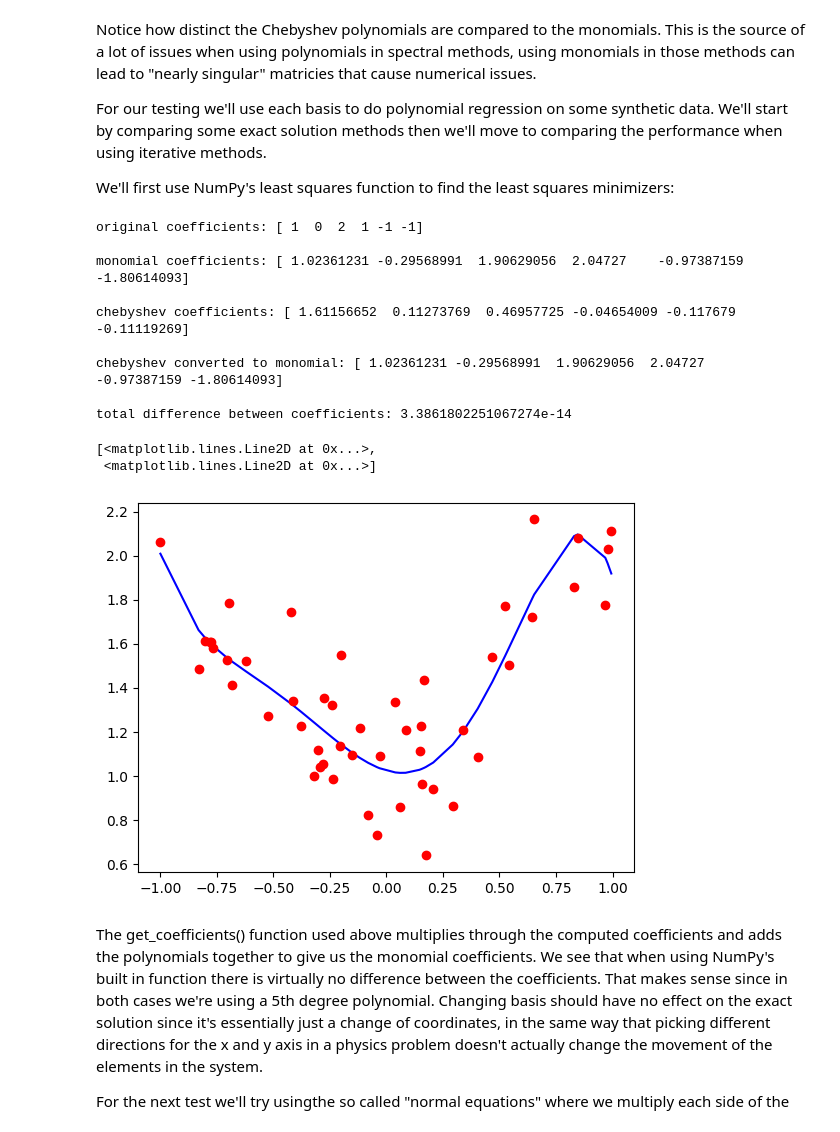
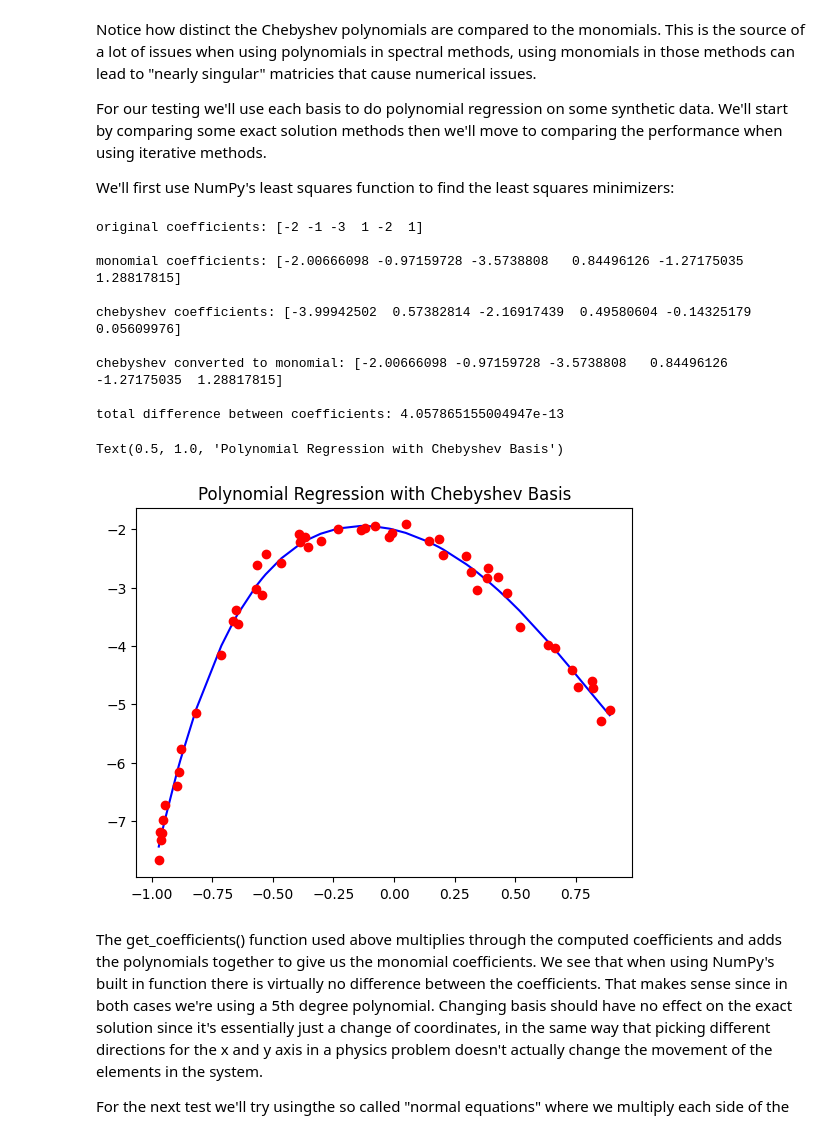
Before and after one commit to danielennis521/Fancy-Curve-Fitting, a Jupyter notebook: regression studies/regression_and_orthogonal_polynomials.ipynb, the cells around one changed output. Cells and saved outputs as stored; diff of their text form; code cells hidden in the pictures.

```diff
--- a/regression studies/regression_and_orthogonal_polynomials.ipynb
+++ b/regression studies/regression_and_orthogonal_polynomials.ipynb
@@ -32,35 +32,35 @@ We'll first use NumPy's least squares function to find the least squares minimiz
 # %%
 x = np.sort(np.random.uniform(-1, 1, 50))
 a = np.random.randint(-3, 3, 6)
 y = p.polyval(x, a) + np.random.normal(0, 1, 50)*0.2
 
 model = pr.PolyLeastSquares(5)
 model.fit(x, y)
 c1 = model.get_coefficients()
 
 model.basis = 'chebyshev'
 model.fit(x, y)
 c2 = model.get_coefficients()
 
 print('original coefficients:', a)
 print('\nmonomial coefficients:', c1)
 print('\nchebyshev coefficients:', model.c)
 print('\nchebyshev converted to monomial:', c2)
 print('\ntotal difference between coefficients:',np.sum(np.abs(c1 - c2)))
 plt.plot(x, model.predict(x), 'b', x, y, 'ro')
+plt.title('Polynomial Regression with Chebyshev Basis')
 # %% [output]
-original coefficients: [ 1  0  2  1 -1 -1]
+original coefficients: [-2 -1 -3  1 -2  1]
 
-monomial coefficients: [ 1.02361231 -0.29568991  1.90629056  2.04727    -0.97387159 -1.80614093]
+monomial coefficients: [-2.00666098 -0.97159728 -3.5738808   0.84496126 -1.27175035  1.28817815]
 
-chebyshev coefficients: [ 1.61156652  0.11273769  0.46957725 -0.04654009 -0.117679   -0.11119269]
+chebyshev coefficients: [-3.99942502  0.57382814 -2.16917439  0.49580604 -0.14325179  0.05609976]
 
-chebyshev converted to monomial: [ 1.02361231 -0.29568991  1.90629056  2.04727    -0.97387159 -1.80614093]
+chebyshev converted to monomial: [-2.00666098 -0.97159728 -3.5738808   0.84496126 -1.27175035  1.28817815]
 
-total difference between coefficients: 3.3861802251067274e-14
+total difference between coefficients: 4.057865155004947e-13
-[<matplotlib.lines.Line2D at 0x...>,
- <matplotlib.lines.Line2D at 0x...>]
+Text(0.5, 1.0, 'Polynomial Regression with Chebyshev Basis')
-[figure, old version]
+[figure, new version]
 # %% [markdown]
 The get_coefficients() function used above multiplies through the computed coefficients and adds the polynomials together to give us the monomial coefficients. We see that when using NumPy's built in function there is virtually no difference between the coefficients. That makes sense since in both cases we're using a 5th degree polynomial. Changing basis should have no effect on the exact solution since it's essentially just a change of coordinates, in the same way that picking different directions for the x and y axis in a physics problem doesn't actually change the movement of the elements in the system.
 
```
Also changed, not shown: parts of 18 cells of this notebook.
